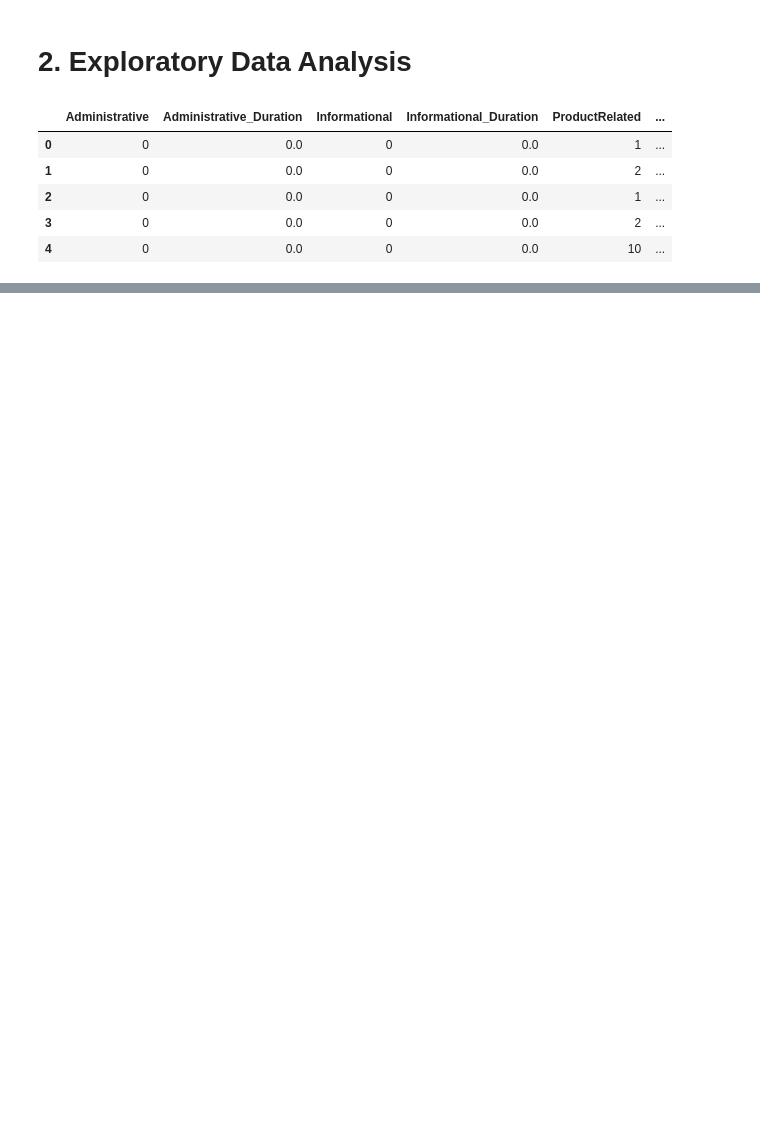
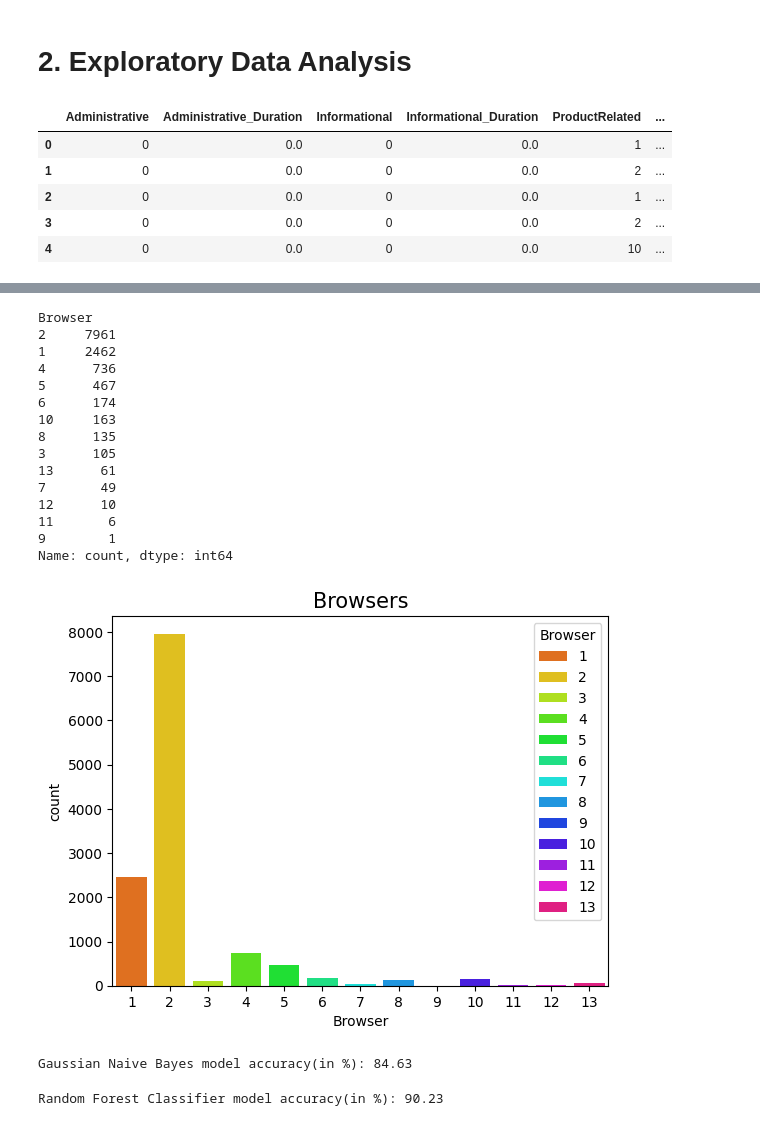
Before and after one commit to muyuanhe0404/ml-projects-collection, a Jupyter notebook: project_collection/Online_Shopping_Intention_Analysis/notebooks/online_shopping_intention_analysis.ipynb, the cells around one changed output, grey strips where cells are left out. Drawn from its saved outputs; the diff is of its cells as text; code cells hidden in the pictures; blank space fills up the shorter version.

```diff
--- a/project_collection/Online_Shopping_Intention_Analysis/notebooks/online_shopping_intention_analysis.ipynb
+++ b/project_collection/Online_Shopping_Intention_Analysis/notebooks/online_shopping_intention_analysis.ipynb
@@ -77,0 +181,23 @@ shopping.head()
+# %%
+print(shopping['Browser'].value_counts()) # definetely not useful, just want to see what's going on
+palette3 = sns.color_palette("hsv", 13)
+sns.countplot(x = 'Browser',data = shopping,hue = 'Browser',palette = palette3)
+plt.title('Browsers', fontsize=15)
+plt.show()
+# %% [output]
+Browser
+2     7961
+1     2462
+4      736
+5      467
+6      174
+10     163
+8      135
+3      105
+13      61
+7       49
+12      10
+11       6
+9        1
+Name: count, dtype: int64
+[figure, added]
@@ -77,0 +230,25 @@ shopping.head()
+# %%
+# Fit Gaussian Naive Bayes Classifier to our training data
+gnb = GaussianNB()
+gnb.fit(X_train, y_train)
+
+# Make prediction using our test data and model
+y_pred = gnb.predict(X_test)
+
+# Comparing our prediction to response values
+print("Gaussian Naive Bayes model accuracy(in %):", round(metrics.accuracy_score(y_test, y_pred)*100,2))
+# %% [output]
+Gaussian Naive Bayes model accuracy(in %): 84.63
+# %%
+# Fit Random Forest Classifier to our Training Data
+rfc = RandomForestClassifier(max_depth=5, random_state=2, n_estimators=750)
+rfc.fit(X_train, y_train)
+
+# make prediction using our test data and model
+y_pred_rfc = rfc.predict(X_test)
+y_prob_rfc = rfc.predict_proba(X_test)[:, 1] #extracts the probability of the positive class (class True) for each instance.
+
+# Comparing our prediciton to response values
+print('Random Forest Classifier model accuracy(in %):', round(metrics.accuracy_score(y_test, y_pred_rfc)*100,2))
+# %% [output]
+Random Forest Classifier model accuracy(in %): 90.23
```
Also changed, not shown: parts of 30 cells of this notebook, 5 other files.
